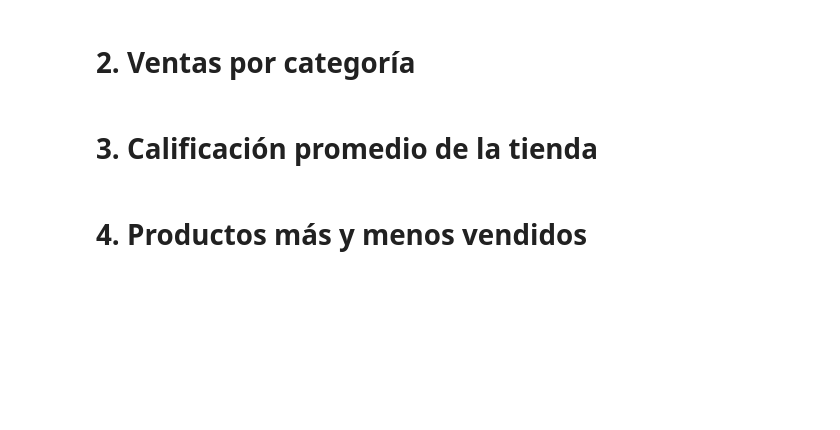
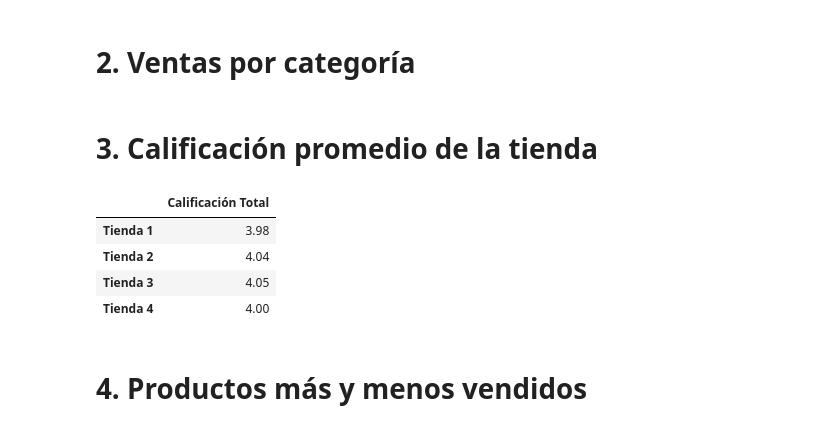
Before and after one commit to melencith/Challenge-1---Data-Science---Alura-Store_-Latam, a Jupyter notebook: AluraStoreLatam.ipynb, the cells around one changed output. Cells and saved outputs as stored; diff of their text form; code cells hidden in the pictures; blank space fills up the shorter version.

```diff
--- a/AluraStoreLatam.ipynb
+++ b/AluraStoreLatam.ipynb
@@ -27,6 +80,22 @@ tienda.head()
 # 2. Ventas por categoría
 # %% [markdown]
 # 3. Calificación promedio de la tienda
+# %%
+calificaciones = {}
+
+for nombre, datos_tienda in tiendas.items():
+    calificaciones[nombre] = datos_tienda["Calificación"].mean()
+
+calificaciones_dt = pd.DataFrame.from_dict(calificaciones, orient='index', columns=["Calificación Total"])
+calificaciones_dt["Calificación Total"] = calificaciones_dt["Calificación Total"].map("{:,.2f}".format)
+
+calificaciones_dt
+# %% [output]
+|  | Calificación Total |
+| Tienda 1 | 3.98 |
+| Tienda 2 | 4.04 |
+| Tienda 3 | 4.05 |
+| Tienda 4 | 4.00 |
 # %% [markdown]
 # 4. Productos más y menos vendidos
 # %% [markdown]
```
Also changed, not shown: parts of 4 cells of this notebook.
